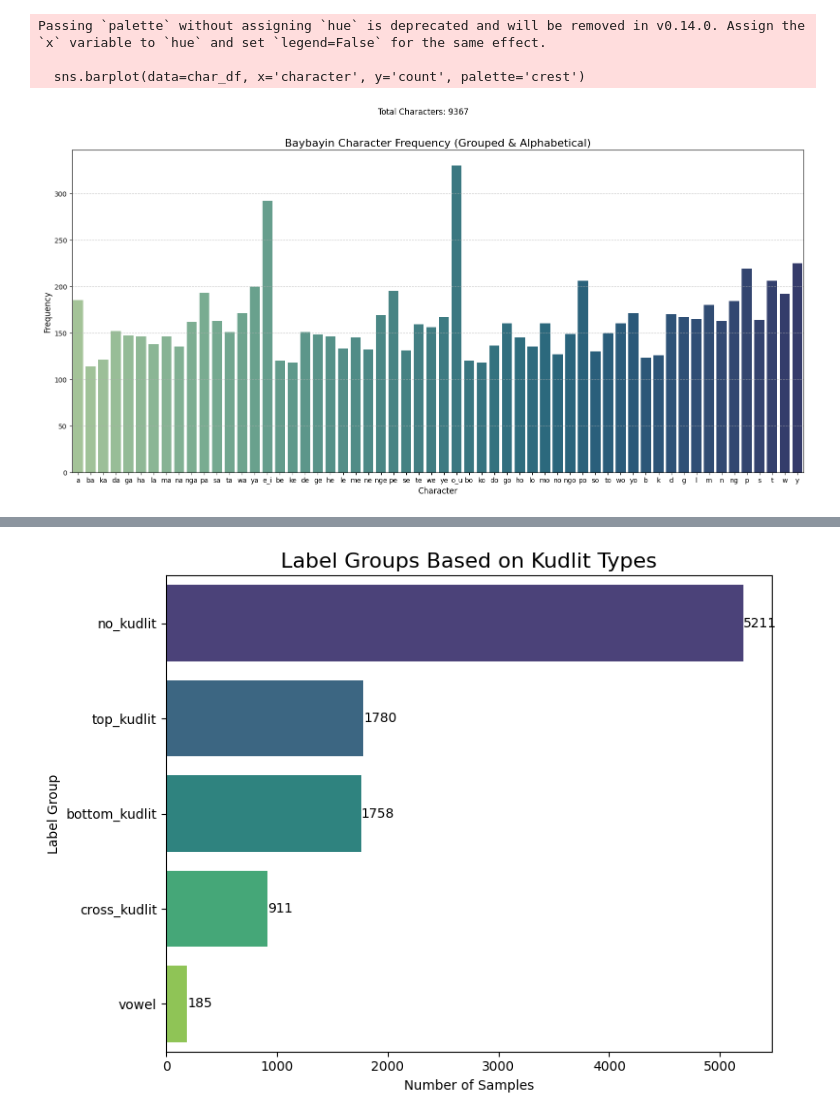
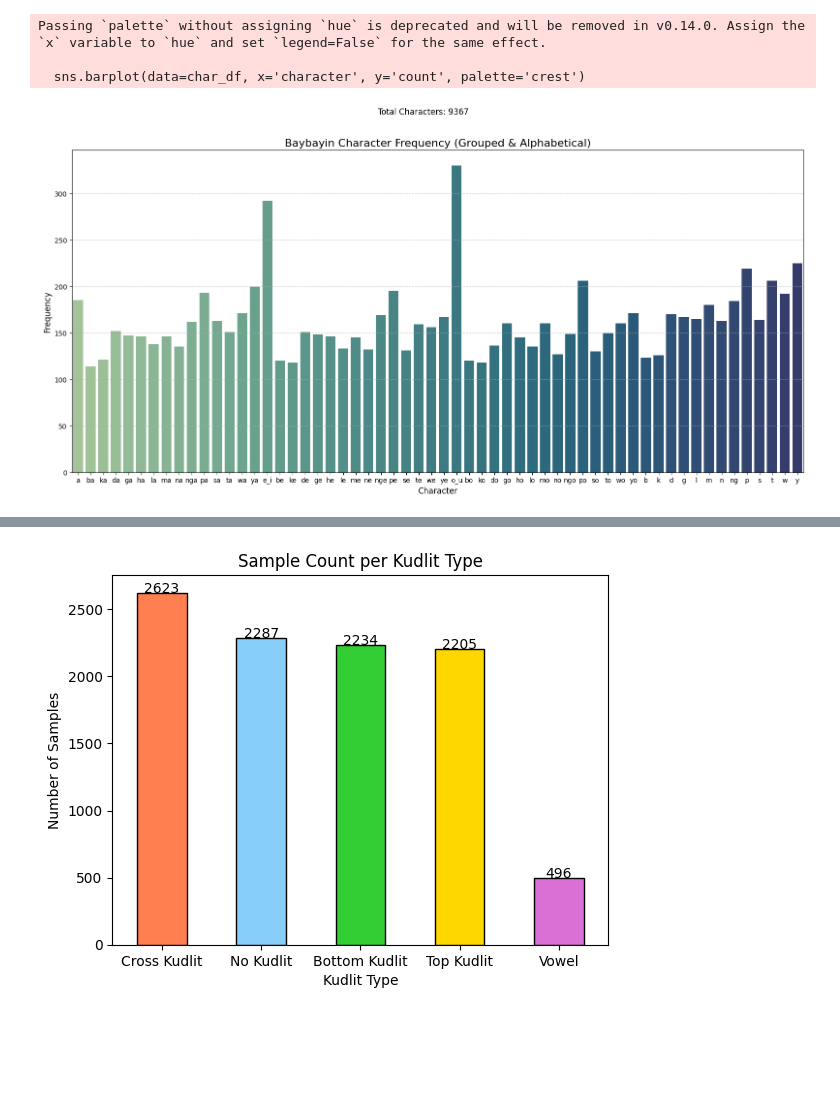
Before and after one commit to captainpandamonkey5/ML_Baybayin, a Jupyter notebook: testing.ipynb, the cells around one changed output, grey strips where cells are left out. Cells and saved outputs as stored; diff of their text form; code cells hidden in the pictures; blank space fills up the shorter version.

```diff
--- a/testing.ipynb
+++ b/testing.ipynb
@@ -118,58 +118,48 @@ plt.show()
 
 
 # 🔎 Label Group Classification (based on kudlit type and label content)
-def classify_label_group(row):
-    label = row['label'].replace('-', '_')
-    parts = label.split('_')
 
-    # Define the no_kudlit list
-    no_kudlit = ['ba', 'ka', 'da_ra', 'ga', 'ha', 'la', 'ma', 'na', 'nga', 'pa', 'ra', 'sa', 'ta', 'wa', 'ya']
+# Define your categories with numbers for clarity
+vowel = ['a', 'e_i', 'o_u']  # Vowel
+no_kudlit = ['ba', 'ka', 'da_ra', 'ga', 'ha', 'la', 'ma', 'na', 'nga', 'pa', 'ra', 'sa', 'ta', 'wa', 'ya']  # No Kudlit
+top_kudlit = ['be_bi', 'ke_ki', 'de_di', 'ge_gi', 'he_hi', 'le_li', 'me_mi', 'ne_ni', 'nge_ngi', 'pe_pi', 're_ri', 'se_si', 'te_ti', 'we_wi', 'ye_yi']  # Top Kudlit
+bot_kudlit = ['bo_bu', 'ko_ku', 'do_du', 'go_gu', 'ho_hu', 'lo_lu', 'mo_mu', 'no_nu', 'ngo_ngu', 'po_pu', 'ro_ru', 'so_su', 'to_tu', 'wo_wu', 'yo_yu']  # Bottom Kudlit
+cross_kudlit = ['b', 'k', 'd', 'g', 'h', 'l', 'm', 'n', 'ng', 'p', 'r', 's', 't', 'w', 'y']  # Cross Kudlit
 
-    # Check for Vowel group
-    if any(p in ['a', 'e_i', 'o_u'] for p in parts):
-        return 'vowel'
-
-    # Check for No Kudlit group first (before checking other kudlits)
-    if any(p in no_kudlit for p in parts):
-        return 'no_kudlit'
-
-    # Check for Top Kudlit group
-    if row['top_kudlit'] > 0 and any(p.endswith(('e', 'i', 'bo_bu', 'ko_ku', 'do_du', 'go_gu', 'ho_hu', 'lo_lu', 'mo_mu', 'no_nu','ngo_ngu', 'po_pu', 'ro_ru', 'so_su', 'to_tu', 'wo_wu', 'yo_yu')) for p in parts):
-        return 'top_kudlit'
-
-    # Check for Bottom Kudlit group
-    if row['bottom_kudlit'] > 0 and any(p.endswith(('o', 'u', 'be_bi', 'ke_ki', 'de_di', 'ge_gi', 'he_hi', 'le_li', 'me_mi', 'ne_ni','nge_ngi', 'pe_pi', 're_ri', 'se_si', 'te_ti', 'we_wi', 'ye_yi')) for p in parts):
-        return 'bottom_kudlit'
-
-    # Check for Cross Kudlit group
-    if row['cross_under'] > 0 and any(p in ['b', 'k', 'd', 'g', 'h', 'l', 'm', 'n', 'ng', 'p', 'r', 's', 't', 'w', 'y'] for p in parts):
-        return 'cross_kudlit'
-
-    # Default to 'no_kudlit' if nothing else matches
-    return 'no_kudlit'
+# Function to classify each label into a group
+def classify_kudlit(label):
+    if label in no_kudlit:
+        return 'No Kudlit'
+    elif label in top_kudlit:
+        return 'Top Kudlit'
+    elif label in bot_kudlit:
+        return 'Bottom Kudlit'
+    elif label in cross_kudlit:
+        return 'Cross Kudlit'
+    elif label in vowel:
+        return 'Vowel'
+    else:
+        return 'Unknown'
 
 # Apply classification
-df['label_group'] = df.apply(classify_label_group, axis=1)
+df['kudlit_type'] = df['label'].apply(classify_kudlit)
 
-# 📊 Count and visualize
-group_counts = df['label_group'].value_counts().reset_index()
-group_counts.columns = ['label_group', 'count']
+# Plot histogram
+counts = df['kudlit_type'].value_counts()
 
-print("\n📘 Label Group Summary:")
-print(group_counts)
+# Choose a color palette for the bars
+colors = ['#FF7F50', '#87CEFA', '#32CD32', '#FFD700', '#DA70D6']  # A mix of vibrant colors
 
-# 🔥 Visualization
-plt.figure(figsize=(8, 6))
-sns.barplot(data=group_counts, x='count', y='label_group', palette='viridis')
+ax = counts.plot(kind='bar', color=colors, edgecolor='black')
+plt.title('Sample Count per Kudlit Type')
+plt.xlabel('Kudlit Type')
+plt.ylabel('Number of Samples')
+plt.xticks(rotation=0)
 
-for i, row in group_counts.iterrows():
-    plt.text(row['count'] + 1, i, str(row['count']), va='center', fontsize=10)
+# Add the count on top of each bar
+for i, count in enumerate(counts):
+    ax.text(i, count + 0.2, str(count), ha='center', fontsize=10)
 
-plt.title("Label Groups Based on Kudlit Types", fontsize=16)
-plt.xlabel("Number of Samples")
-plt.ylabel("Label Group")
-
-plt.tight_layout()
 plt.show()
 # %% [output]
 Dataset Summary:
@@ -206 +186 @@ Passing `palette` without assigning `hue` is deprecated and will be removed in v
-[figure, old version]
+[figure, new version]
```
Also changed, not shown: parts of 1 cell of this notebook.
